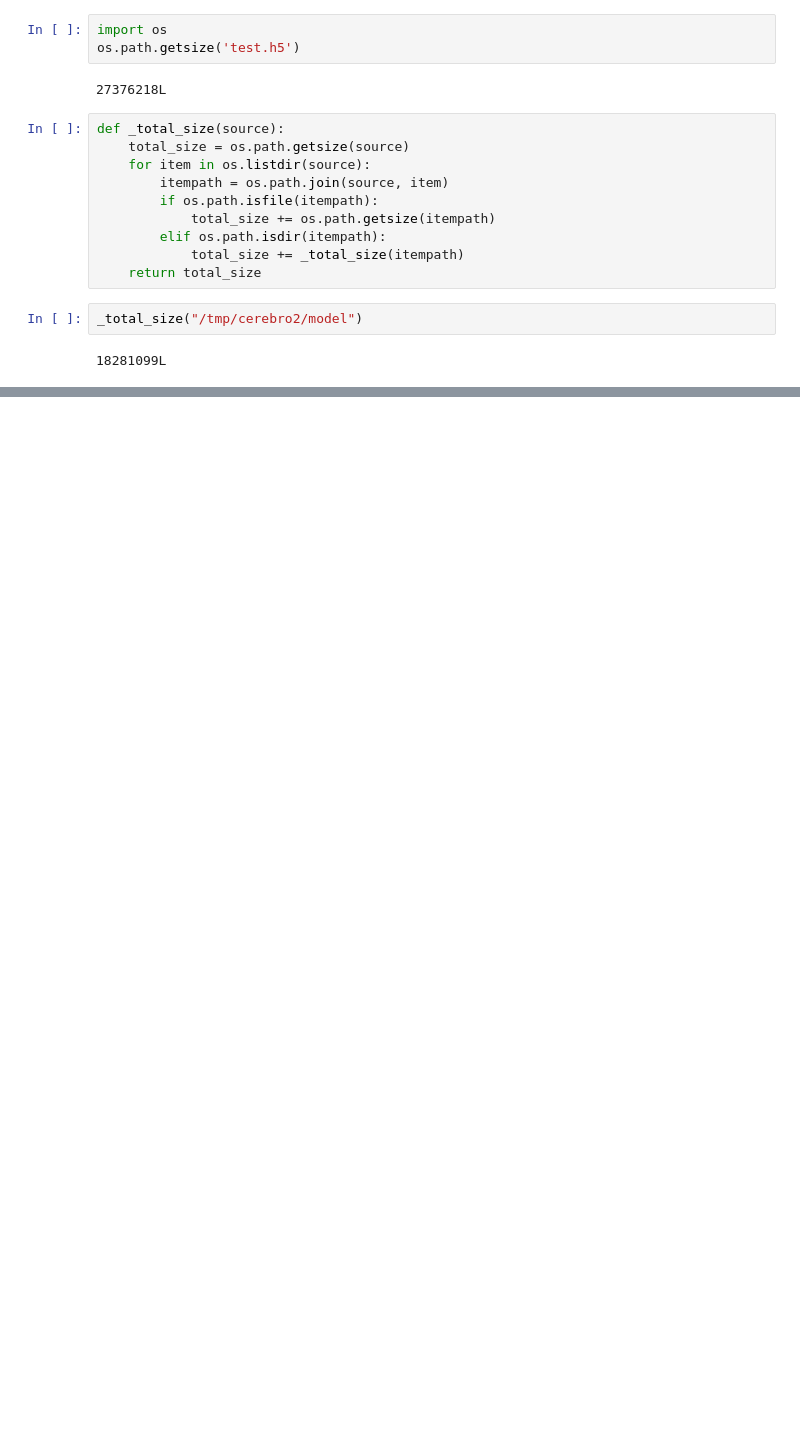
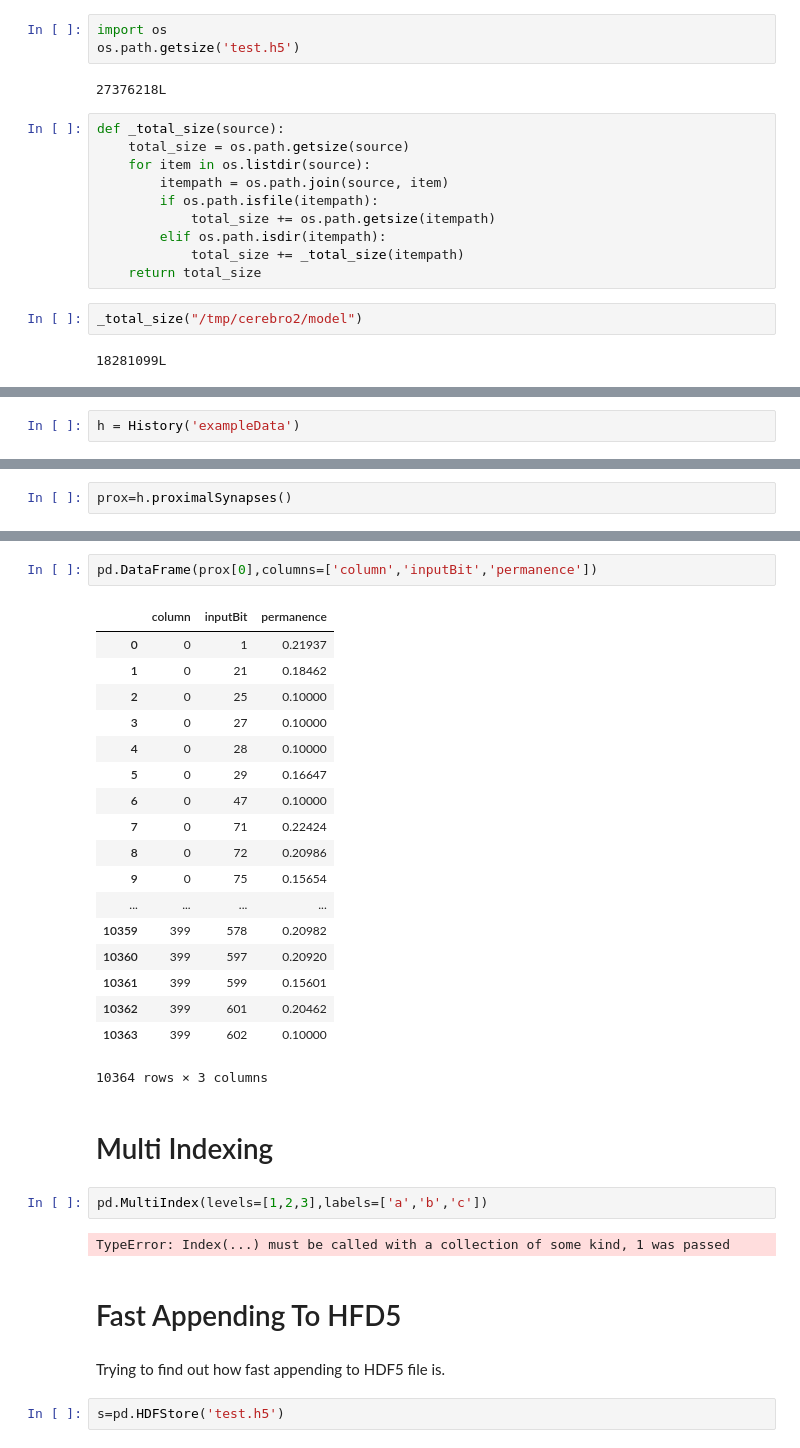
Before and after one commit to rhuairahrighairidh/nitpick, a Jupyter notebook: development/DataHandlingExperiments.ipynb, the cells around one changed output, grey strips where cells are left out. Saved outputs shown, nothing was run; the diff lists cells and outputs as text; blank space fills up the shorter version.

```diff
--- a/development/DataHandlingExperiments.ipynb
+++ b/development/DataHandlingExperiments.ipynb
@@ -245,0 +263,2 @@ _total_size("/tmp/cerebro2/model")
+# %%
+h = History('exampleData')
@@ -245,0 +305,2 @@ _total_size("/tmp/cerebro2/model")
+# %%
+prox=h.proximalSynapses()
@@ -245,0 +316,33 @@ _total_size("/tmp/cerebro2/model")
+# %%
+pd.DataFrame(prox[0],columns=['column','inputBit','permanence'])
+# %% [output]
+|  | column | inputBit | permanence |
+| 0 | 0 | 1 | 0.21937 |
+| 1 | 0 | 21 | 0.18462 |
+| 2 | 0 | 25 | 0.10000 |
+| 3 | 0 | 27 | 0.10000 |
+| 4 | 0 | 28 | 0.10000 |
+| 5 | 0 | 29 | 0.16647 |
+| 6 | 0 | 47 | 0.10000 |
+| 7 | 0 | 71 | 0.22424 |
+| 8 | 0 | 72 | 0.20986 |
+| 9 | 0 | 75 | 0.15654 |
+| ... | ... | ... | ... |
+| 10359 | 399 | 578 | 0.20982 |
+| 10360 | 399 | 597 | 0.20920 |
+| 10361 | 399 | 599 | 0.15601 |
+| 10362 | 399 | 601 | 0.20462 |
+| 10363 | 399 | 602 | 0.10000 |
+10364 rows × 3 columns
+# %% [markdown]
+# Multi Indexing
+# %%
+pd.MultiIndex(levels=[1,2,3],labels=['a','b','c'])
+# %% [output]
+TypeError: Index(...) must be called with a collection of some kind, 1 was passed
+# %% [markdown]
+# Fast Appending To HFD5
+# %% [markdown]
+Trying to find out how fast appending to HDF5 file is.
+# %%
+s=pd.HDFStore('test.h5')
```
Also changed, not shown: parts of 55 cells of this notebook, 1 other file.
